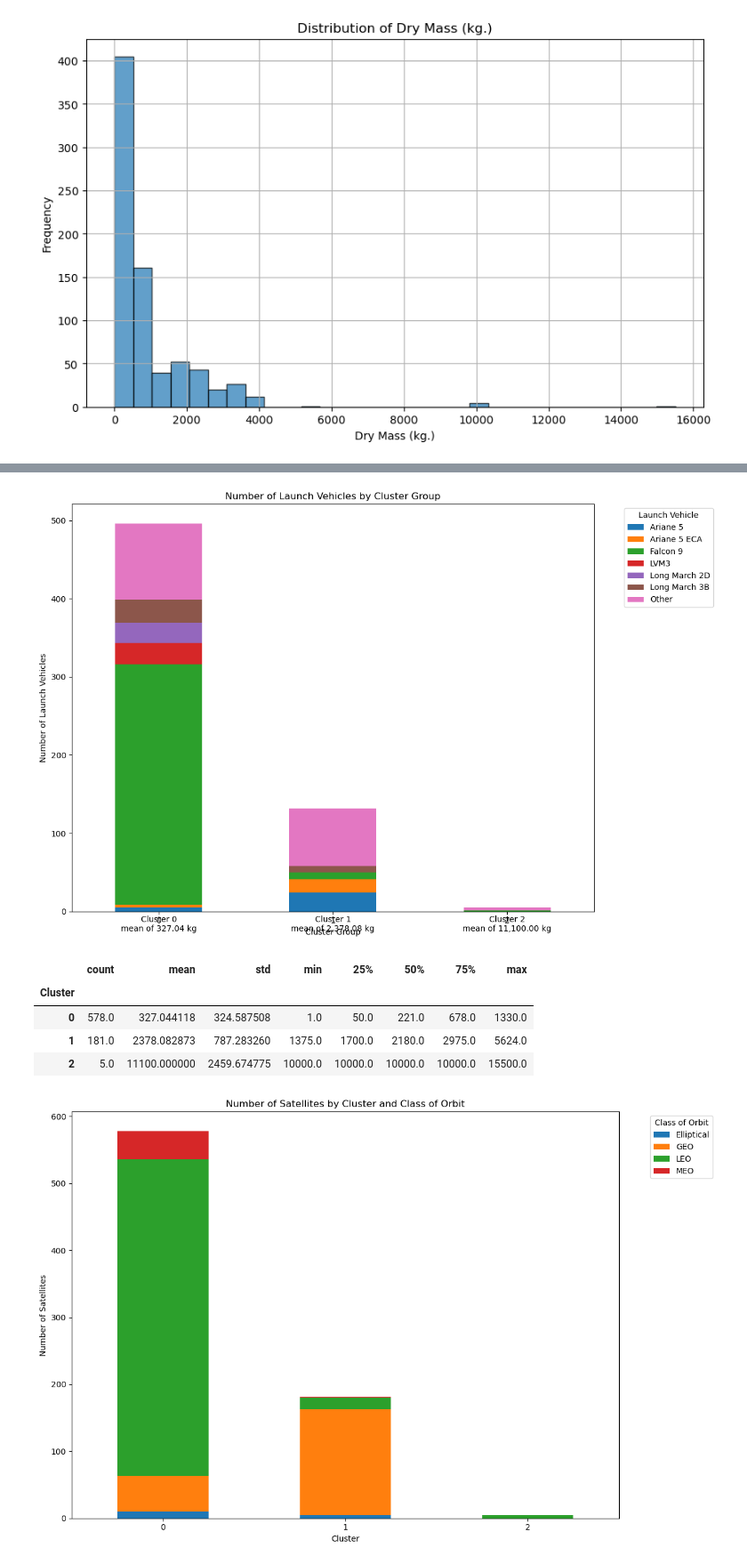
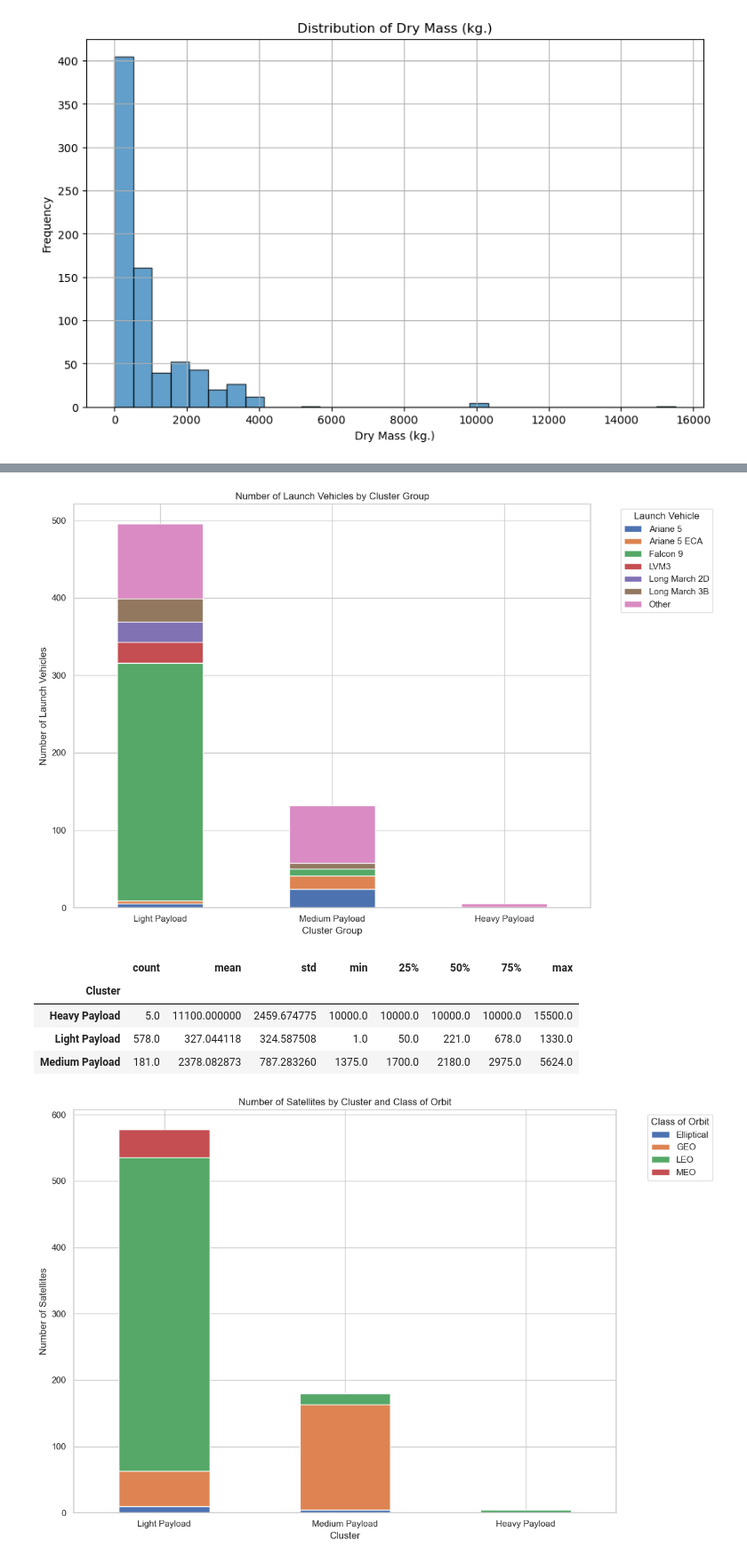
Before and after one commit to wweissbluth/dan-midterm-repo, a Jupyter notebook: midterm.ipynb, the cells around one changed output, grey strips where cells are left out. Shown at 89% size. Saved outputs shown, nothing was run; the diff lists cells and outputs as text; code cells hidden in the pictures.

```diff
--- a/midterm.ipynb
+++ b/midterm.ipynb
@@ -87,6 +87,10 @@ mean_dry_mass = df_clean.groupby('Cluster')['Dry Mass (kg.)'].mean()
 sorted_clusters = mean_dry_mass.sort_values().index
 df_clean['Cluster'] = df_clean['Cluster'].apply(lambda x: sorted_clusters.get_loc(x))
 
+# Map the clusters to light, medium, and heavy payloads
+cluster_mapping = {0: 'Light Payload', 1: 'Medium Payload', 2: 'Heavy Payload'}
+df_clean['Cluster'] = df_clean['Cluster'].map(cluster_mapping)
+
 # Display the first few rows of the dataframe with the cluster labels
 display(df_clean.head())
 # %% [output]
@@ -104 +113,20 @@ See the caveats in the documentation: https://pandas.pydata.org/pandas-docs/stab
 5 rows × 69 columns
+# %%
+import seaborn as sns
+import matplotlib.pyplot as plt
+
+# Set the style of the visualization
+sns.set(style="whitegrid")
+
+# Create a figure with subplots
+fig, ax = plt.subplots(figsize=(18, 8))
+
+# Plot the whisker chart (boxplot)
+sns.boxplot(data=df_clean, x='Cluster', y='Dry Mass (kg.)', palette='viridis', ax=ax)
+ax.set_title('Boxplot of Dry Mass by Cluster')
+ax.set_xlabel('Cluster')
+ax.set_ylabel('Dry Mass (kg.)')
+
+# Show the plot
+plt.tight_layout()
+plt.show()
@@ -113,15 +146,11 @@ launch_vehicle_counts['Other'] = launch_vehicle_counts.loc[:, launch_vehicle_cou
 launch_vehicle_counts = launch_vehicle_counts.loc[:, launch_vehicle_counts.sum() >= 20]
 launch_vehicle_counts['Other'] = launch_vehicle_counts['Other']
 
-# Calculate the mean dry mass for each cluster
-mean_dry_mass = df_clean.groupby('Cluster')['Dry Mass (kg.)'].mean()
+# Reorder the clusters
+launch_vehicle_counts = launch_vehicle_counts.loc[['Light Payload', 'Medium Payload', 'Heavy Payload']]
 
 # Plot the stacked bar chart
 ax = launch_vehicle_counts.plot(kind='bar', stacked=True, figsize=(12, 8))
-
-# Annotate the mean dry mass below each cluster group
-for idx, (cluster, mean_mass) in enumerate(mean_dry_mass.items()):
-    ax.text(idx, -5, f'Cluster {cluster}\nmean of {mean_mass:,.2f} kg', ha='center', va='top', fontsize=10, color='black')
 
 plt.title('Number of Launch Vehicles by Cluster Group')
 plt.xlabel('Cluster Group')
@@ -131,7 +160,7 @@ plt.xticks(rotation=0)
 plt.tight_layout()
 plt.show()
 # %% [output]
-[figure, old version]
+[figure, new version]
 # %%
 # Group by 'Cluster' and get summary statistics for 'Dry Mass (kg.)'
 cluster_summary = df_clean.groupby('Cluster')['Dry Mass (kg.)'].describe()
@@ -141,25 +170,26 @@ display(cluster_summary)
 # %% [output]
 |  | count | mean | std | min | 25% | 50% | 75% | max |
 | Cluster |  |  |  |  |  |  |  |  |
-| 0 | 578.0 | 327.044118 | 324.587508 | 1.0 | 50.0 | 221.0 | 678.0 | 1330.0 |
-| 1 | 181.0 | 2378.082873 | 787.283260 | 1375.0 | 1700.0 | 2180.0 | 2975.0 | 5624.0 |
-| 2 | 5.0 | 11100.000000 | 2459.674775 | 10000.0 | 10000.0 | 10000.0 | 10000.0 | 15500.0 |
+| Heavy Payload | 5.0 | 11100.000000 | 2459.674775 | 10000.0 | 10000.0 | 10000.0 | 10000.0 | 15500.0 |
+| Light Payload | 578.0 | 327.044118 | 324.587508 | 1.0 | 50.0 | 221.0 | 678.0 | 1330.0 |
+| Medium Payload | 181.0 | 2378.082873 | 787.283260 | 1375.0 | 1700.0 | 2180.0 | 2975.0 | 5624.0 |
 # %%
 # Group by 'Cluster' and 'Class of Orbit', and count the occurrences
 orbit_class_counts = df_clean.groupby(['Cluster', 'Class of Orbit']).size().unstack(fill_value=0)
+orbit_class_counts = orbit_class_counts.loc[['Light Payload', 'Medium Payload', 'Heavy Payload']]
 
 # Plot the stacked bar chart
 ax = orbit_class_counts.plot(kind='bar', stacked=True, figsize=(12, 8))
 
 plt.title('Number of Satellites by Cluster and Class of Orbit')
 plt.xlabel('Cluster')
 plt.ylabel('Number of Satellites')
 plt.legend(title='Class of Orbit', bbox_to_anchor=(1.05, 1), loc='upper left')
 plt.xticks(rotation=0)
 plt.tight_layout()
 plt.show()
 # %% [output]
-[figure, old version]
+[figure, new version]
 # %%
 import plotly.express as px
 
```
Also changed, not shown: parts of 6 cells of this notebook.
